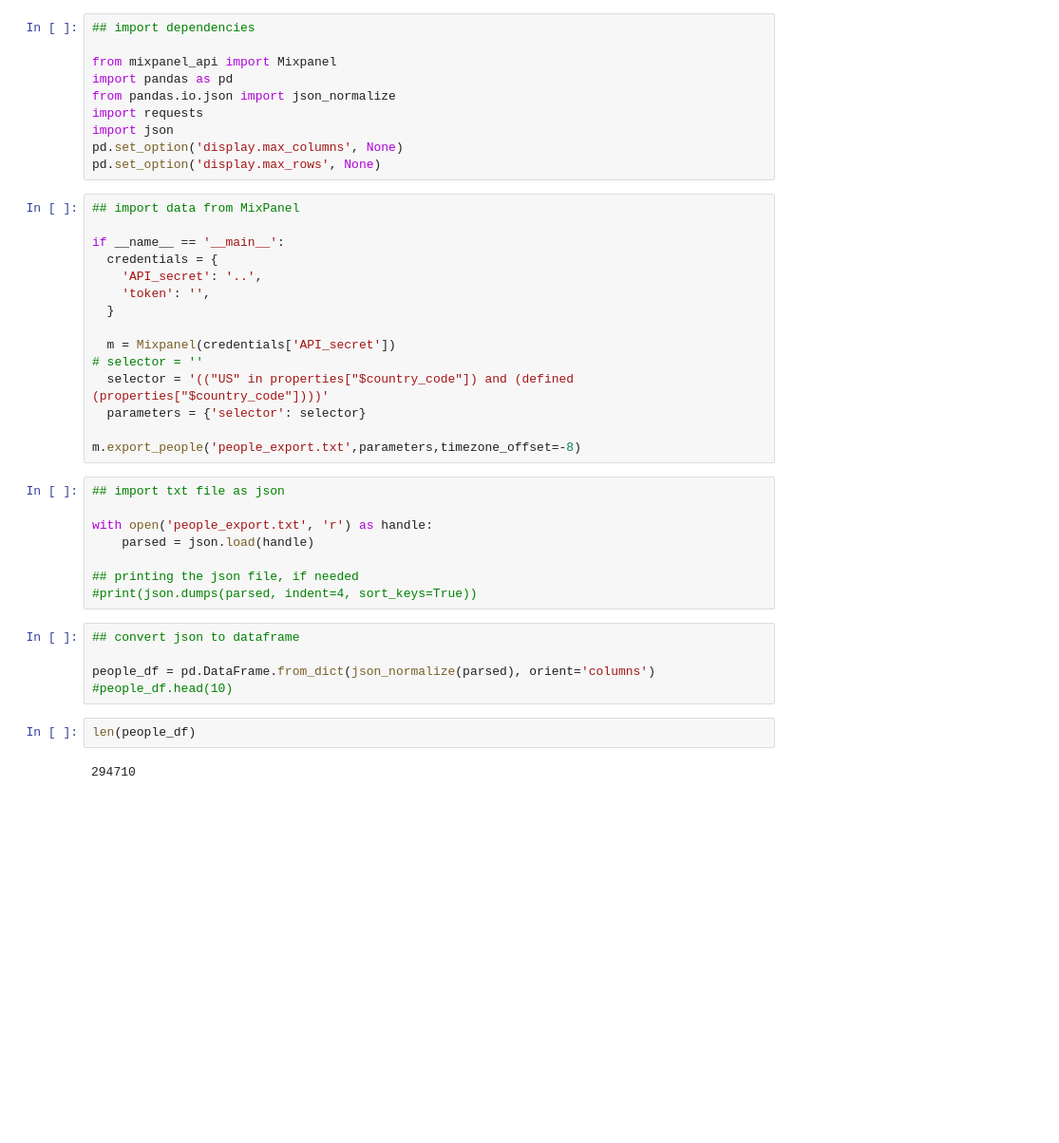
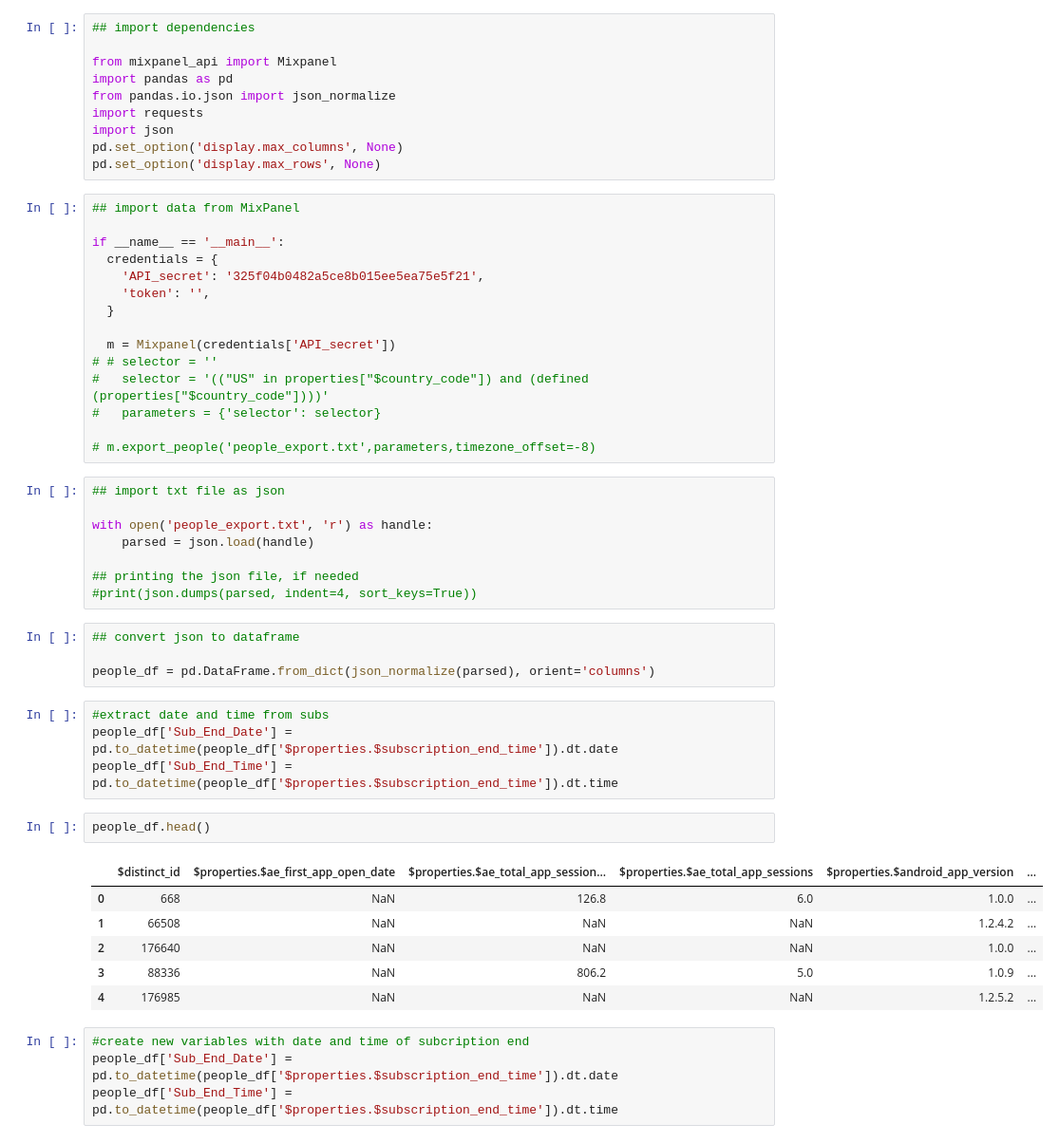
Before and after one commit to oyamatsumi04/w_u, a Jupyter notebook: Waking Up - People Import Test.ipynb, the cells around one changed output. Shown at 95% size. Cells and saved outputs as stored; diff of their text form; blank space fills up the shorter version.

```diff
--- a/Waking Up - People Import Test.ipynb
+++ b/Waking Up - People Import Test.ipynb
@@ -13,16 +13,16 @@ pd.set_option('display.max_rows', None)
 
 if __name__ == '__main__':
   credentials = {
-    'API_secret': '..',
+    'API_secret': '325f04b0482a5ce8b015ee5ea75e5f21',
     'token': '',
   }
 
   m = Mixpanel(credentials['API_secret'])
-# selector = ''
-  selector = '(("US" in properties["$country_code"]) and (defined (properties["$country_code"])))'
-  parameters = {'selector': selector}
+# # selector = ''
+#   selector = '(("US" in properties["$country_code"]) and (defined (properties["$country_code"])))'
+#   parameters = {'selector': selector}
 
-m.export_people('people_export.txt',parameters,timezone_offset=-8)
+# m.export_people('people_export.txt',parameters,timezone_offset=-8)
 # %%
 ## import txt file as json
 
@@ -35,8 +35,20 @@ with open('people_export.txt', 'r') as handle:
 ## convert json to dataframe
 
 people_df = pd.DataFrame.from_dict(json_normalize(parsed), orient='columns')
-#people_df.head(10)
-# %%
-len(people_df)
-# %% [output]
-294710
+# %%
+#extract date and time from subs
+people_df['Sub_End_Date'] = pd.to_datetime(people_df['$properties.$subscription_end_time']).dt.date
+people_df['Sub_End_Time'] = pd.to_datetime(people_df['$properties.$subscription_end_time']).dt.time
+# %%
+people_df.head()
+# %% [output]
+|  | $distinct_id | $properties.$ae_first_app_open_date | $properties.$ae_total_app_session... | $properties.$ae_total_app_sessions | $properties.$android_app_version | ... |
+| 0 | 668 | NaN | 126.8 | 6.0 | 1.0.0 | ... |
+| 1 | 66508 | NaN | NaN | NaN | 1.2.4.2 | ... |
+| 2 | 176640 | NaN | NaN | NaN | 1.0.0 | ... |
+| 3 | 88336 | NaN | 806.2 | 5.0 | 1.0.9 | ... |
+| 4 | 176985 | NaN | NaN | NaN | 1.2.5.2 | ... |
+# %%
+#create new variables with date and time of subcription end
+people_df['Sub_End_Date'] = pd.to_datetime(people_df['$properties.$subscription_end_time']).dt.date
+people_df['Sub_End_Time'] = pd.to_datetime(people_df['$properties.$subscription_end_time']).dt.time
```
Also changed, not shown: parts of 10 cells of this notebook.
